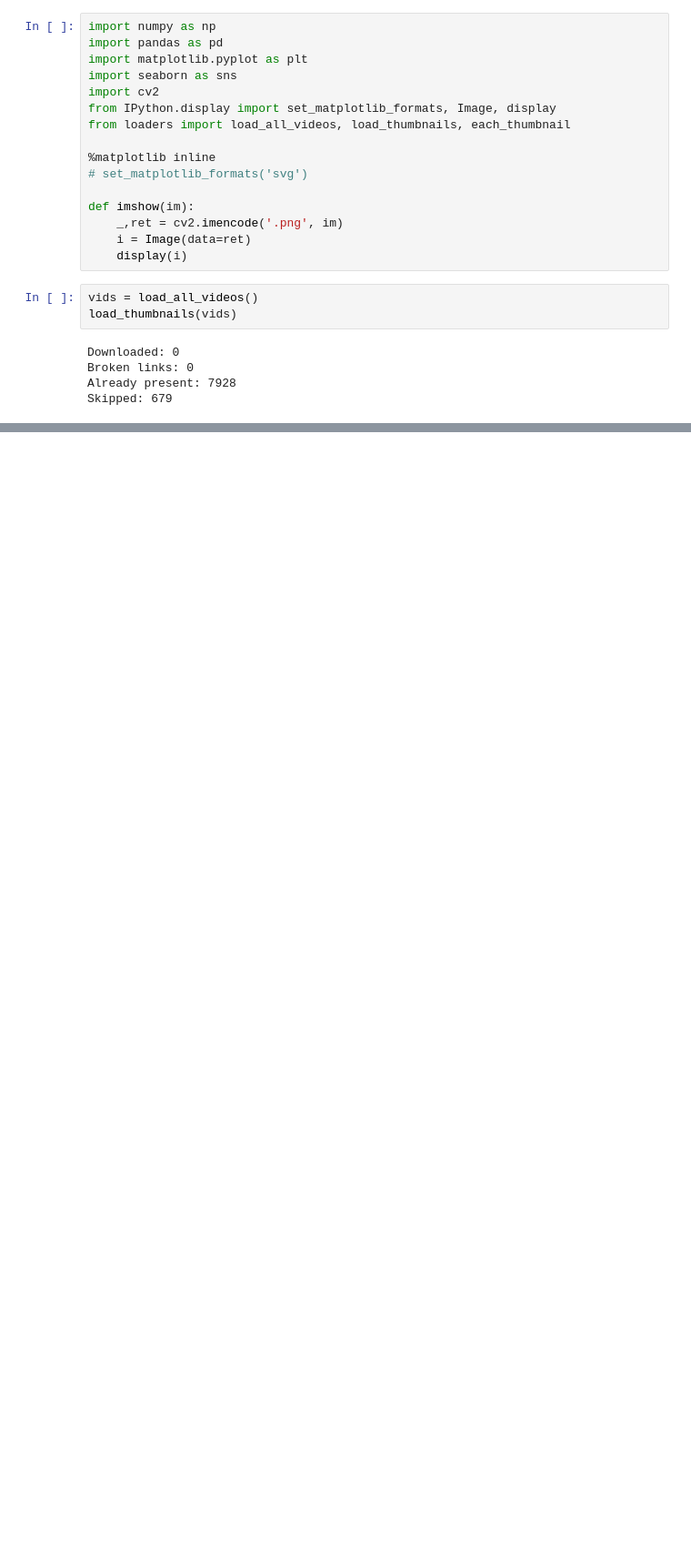
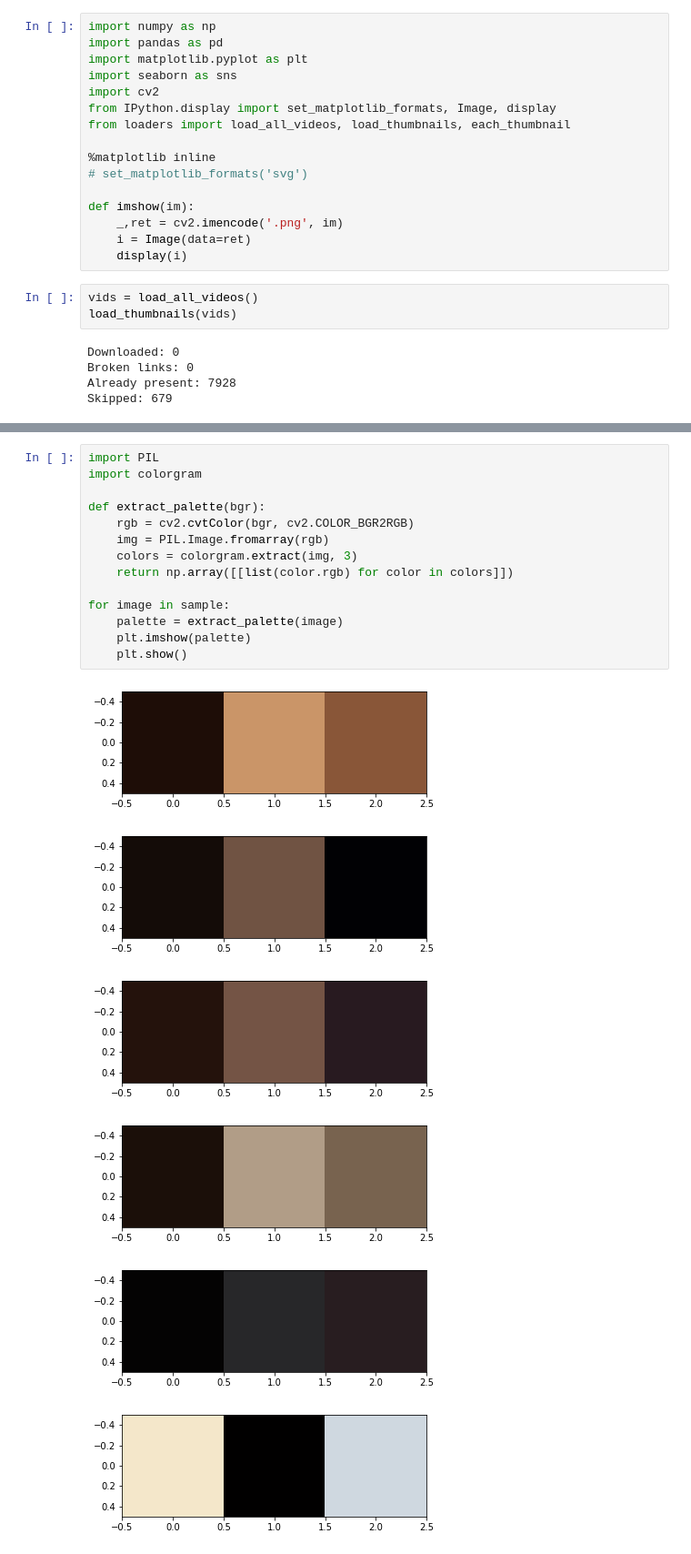
Before and after one commit to hejmsdz/youtube-trending-prediction, a Jupyter notebook: notebooks/02_visual_attributes.ipynb, the cells around one changed output, grey strips where cells are left out. Shown at 91% size. Cells and saved outputs as stored; diff of their text form; blank space fills up the shorter version.

Commit message:
extract color palette

```diff
--- a/notebooks/02_visual_attributes.ipynb
+++ b/notebooks/02_visual_attributes.ipynb
@@ -33,0 +34,21 @@ imshow(collage)
+# %%
+import PIL
+import colorgram
+
+def extract_palette(bgr):
+    rgb = cv2.cvtColor(bgr, cv2.COLOR_BGR2RGB)
+    img = PIL.Image.fromarray(rgb)
+    colors = colorgram.extract(img, 3)
+    return np.array([[list(color.rgb) for color in colors]])
+
+for image in sample:
+    palette = extract_palette(image)
+    plt.imshow(palette)
+    plt.show()
+# %% [output]
+[figure, added]
+[figure, added]
+[figure, added]
+[figure, added]
+[figure, added]
+[figure, added]
```
Also changed, not shown: parts of 2 cells of this notebook, 2 other files.
